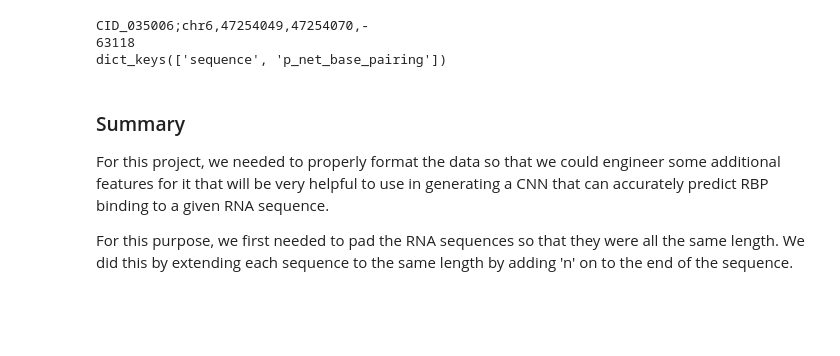
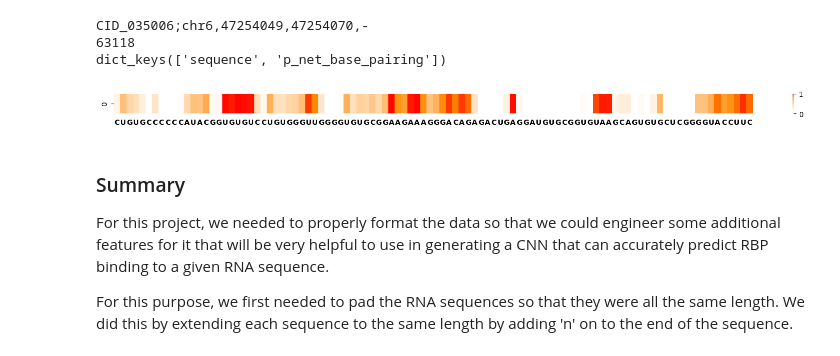
Before and after one commit to gnye8/RBP_Prediction, a Jupyter notebook: notebooks/Exploratory_Data_Analysis.ipynb, the cells around one changed output. Saved outputs shown, nothing was run; the diff lists cells and outputs as text; code cells hidden in the pictures; blank space fills up the shorter version.

```diff
--- a/notebooks/Exploratory_Data_Analysis.ipynb
+++ b/notebooks/Exploratory_Data_Analysis.ipynb
@@ -220,6 +220,48 @@ json.dump(eterna, save_file, indent=6)
 save_file.close()
 # %%
 ### plotting base pairing heat map
+ID = 'CID_035006;chr6,47254049,47254070,-'
+
+test_data = eterna[ID]['p_net_base_pairing']
+test_seq = eterna[ID]['sequence']
+# %%
+from matplotlib.colors import LinearSegmentedColormap
+from matplotlib.colors import ListedColormap
+
+def create_binary_colormap():
+    # Define the colors for zero and one
+    colors = [(0, 0, 0), (1, 1, 1)]  # (white, black)
+
+    # Create a colormap using ListedColormap
+    binary_cmap = ListedColormap(colors)
+
+    return binary_cmap
+
+# Create the binary colormap
+binary_cmap = create_binary_colormap()
+
+binary_cmap.set_bad('gainsboro')
+
+
+shape_colors = [(1, 1, 1), (1, 1, 1), (1, 0.53, 0), (1, 0, 0)]
+shape_values = [0, 0.1, 0.8, 1]
+
+# Creating the colormap
+custom_cmap_shape = LinearSegmentedColormap.from_list('custom_colormap',
+                                                      list(zip(shape_values, shape_colors)))
+custom_cmap_shape.set_bad('gainsboro')
+# %%
+test_data = np.array(test_data[-100:])
+p_unpaired = 1 - test_data
+full_seq = [nuc.upper() for nuc in test_seq[-100:]]
+
+plt.figure(figsize=(20, 0.5))
+ax = sns.heatmap(p_unpaired.reshape(1,-1), vmin=0, vmax=1, cmap=custom_cmap_shape, xticklabels=full_seq)
+ax.tick_params(left=False, bottom=False, axis='x', labelsize=10)
+ax.set_xticklabels(full_seq, rotation=0, weight='bold')
+plt.show();
+# %% [output]
+[figure, added]
 # %% [markdown]
 ### Summary
 
```
Also changed, not shown: 4 other files.
